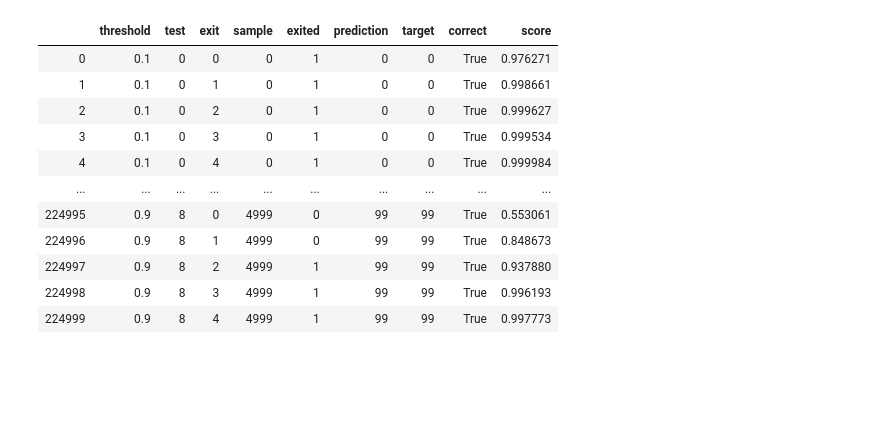
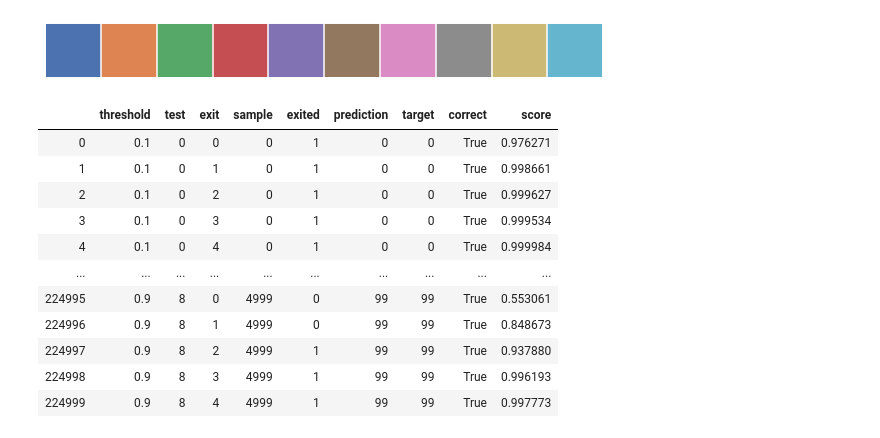
Before and after one commit to AlexKarlsen/thesis-src, a Jupyter notebook: DDNN/logging/threshold_test/threshold analysis/Threshold analysis the best.ipynb, the cells around one changed output. Drawn from its saved outputs; the diff is of its cells as text; code cells hidden in the pictures; blank space fills up the shorter version.

```diff
--- a/DDNN/logging/threshold_test/threshold analysis/Threshold analysis the best.ipynb
+++ b/DDNN/logging/threshold_test/threshold analysis/Threshold analysis the best.ipynb
@@ -1,19 +1,21 @@
 # %%
 import pandas as pd
 import numpy as np
 import seaborn as sns; sns.set('talk')
 import matplotlib.pyplot as plt
 params = {'legend.fontsize': 'large',
           'figure.figsize': (16, 9),
-         'axes.labelsize': 'large',
+         'axes.labelsize': 'xx-large',
          'axes.titlesize':'x-large',
-         'xtick.labelsize':'medium',
-         'ytick.labelsize':'medium'}
+         'xtick.labelsize':'x-large',
+         'ytick.labelsize':'x-large'}
 plt.rcParams.update(params)
 import json
 from pandas.io.json import json_normalize
 current_palette = sns.color_palette()
 sns.palplot(current_palette)
+# %% [output]
+[figure, added]
 # %%
 models = ['b-resnet', 'b-densenet', 'msdnet']
 tests = ['confidence', 'score-margin']
```
Also changed, not shown: parts of 1 cell of this notebook, 29 other files.
